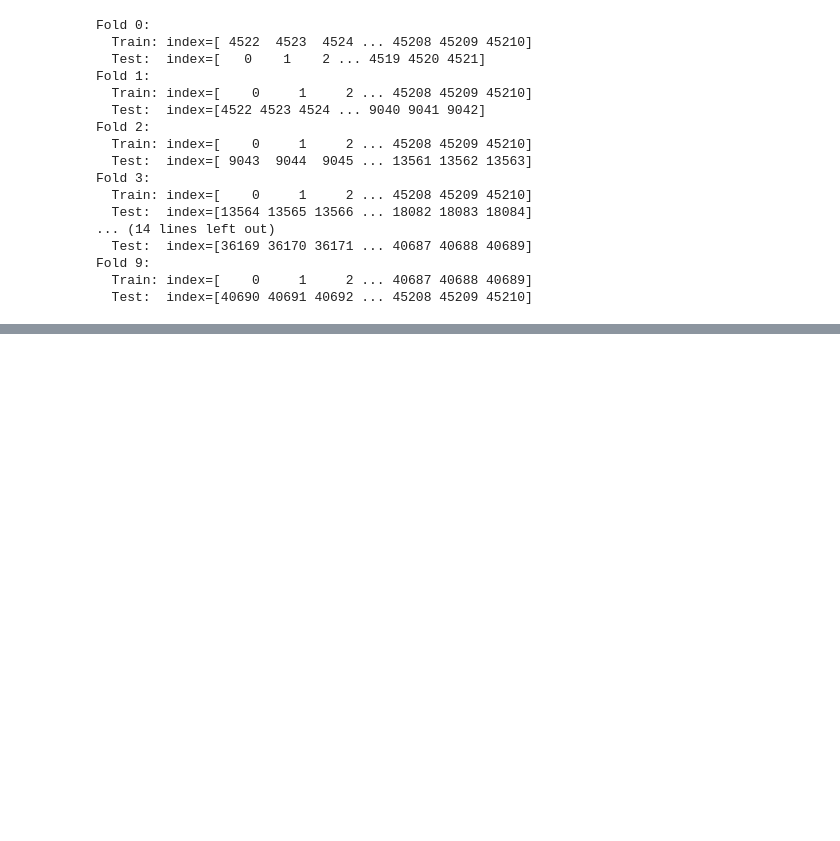
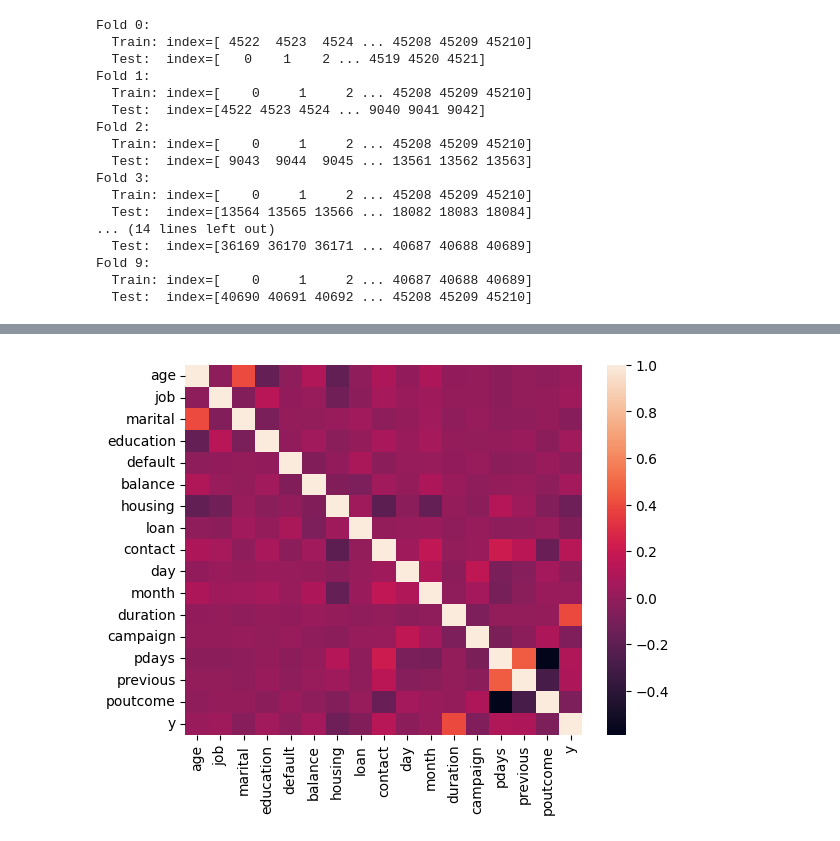
Before and after one commit to imivanov-2034391/IMT-574-Final-Project, a Jupyter notebook: IMT_574_Final_Project_Random_Forest.ipynb, the cells around one changed output, grey strips where cells are left out. Drawn from its saved outputs; the diff is of its cells as text; code cells hidden in the pictures; blank space fills up the shorter version.

```diff
--- a/IMT_574_Final_Project_Random_Forest.ipynb
+++ b/IMT_574_Final_Project_Random_Forest.ipynb
@@ -66,7 +66,7 @@ print(bank_marketing.variables)
 # %%
 import pandas as pd
 # %%
-bank_full = pd.read_csv('/bank-full.csv', sep = ';')
+bank_full = pd.read_csv('/content/drive/MyDrive/Coursework 2025 WIN/IMT 574/Assignments/bank+marketing/bank/bank-full.csv', sep = ';')
 print(bank_full.head())
 # %% [output]
    age           job  marital  education default  balance housing loan  \
@@ -315,0 +450,28 @@ Fold 9:
+# %%
+# Correlation heat map (code example from: https://www.geeksforgeeks.org/how-to-create-a-seaborn-correlation-heatmap-in-python/)
+
+# Import modules
+import matplotlib.pyplot as plt
+import pandas as pd
+import seaborn as sb
+
+# Plotting correlation heatmap
+bank_full_heatmap = sb.heatmap(bank_full.corr(numeric_only=True))
+
+# Displaying heatmap
+plt.show()
+
+# Okay, so the variables that seem to be more correlated are:
+# Positively correlated:
+# - Age and marital (positively correlated)
+# - Duration and y/target/success of marketing campaign
+# - pdays and previous
+# Negatively correlated:
+# - pdays and poutcome (strongly negatively correlated)
+# - Age and education (slightly negatively correlated)
+# - Age and housing (slightly negatively correlated)
+# - Housing and month (negatively correlated)
+# - Housing and contact (negatively correlated)
+# - previous and poutcome (strongly negatively correlated)
+# %% [output]
+[figure, added]
```
Also changed, not shown: parts of 23 cells of this notebook.
